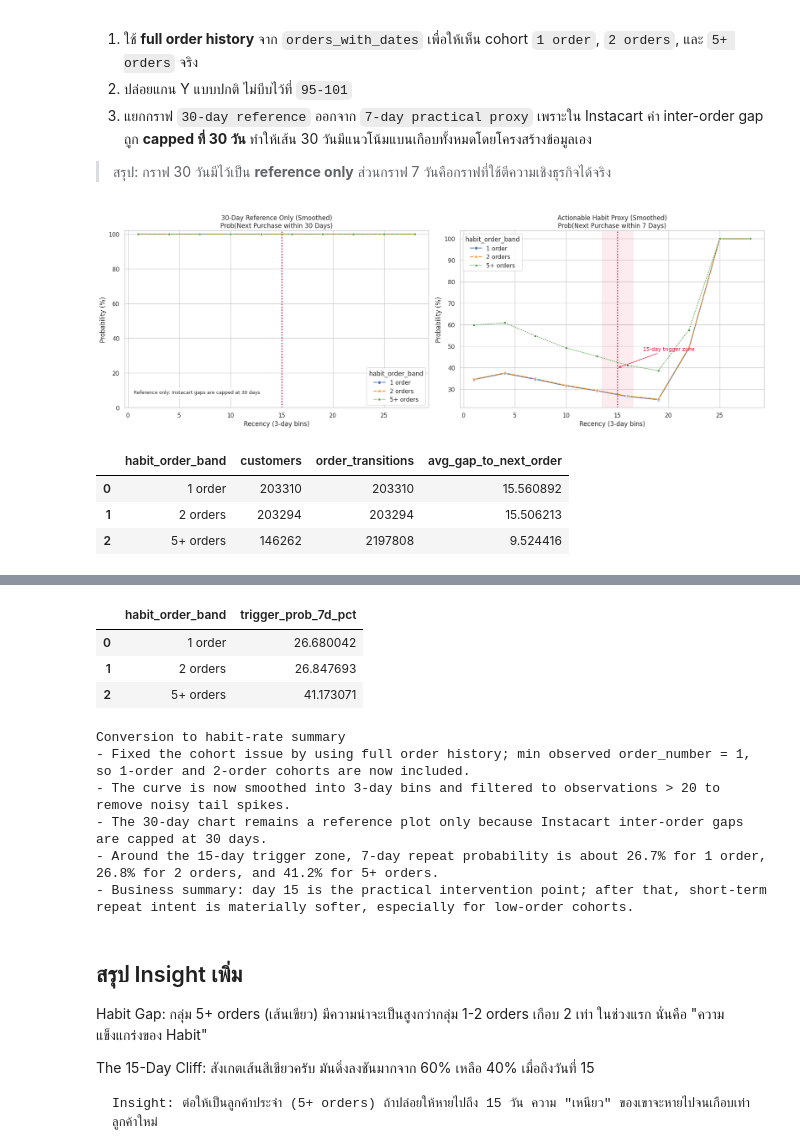
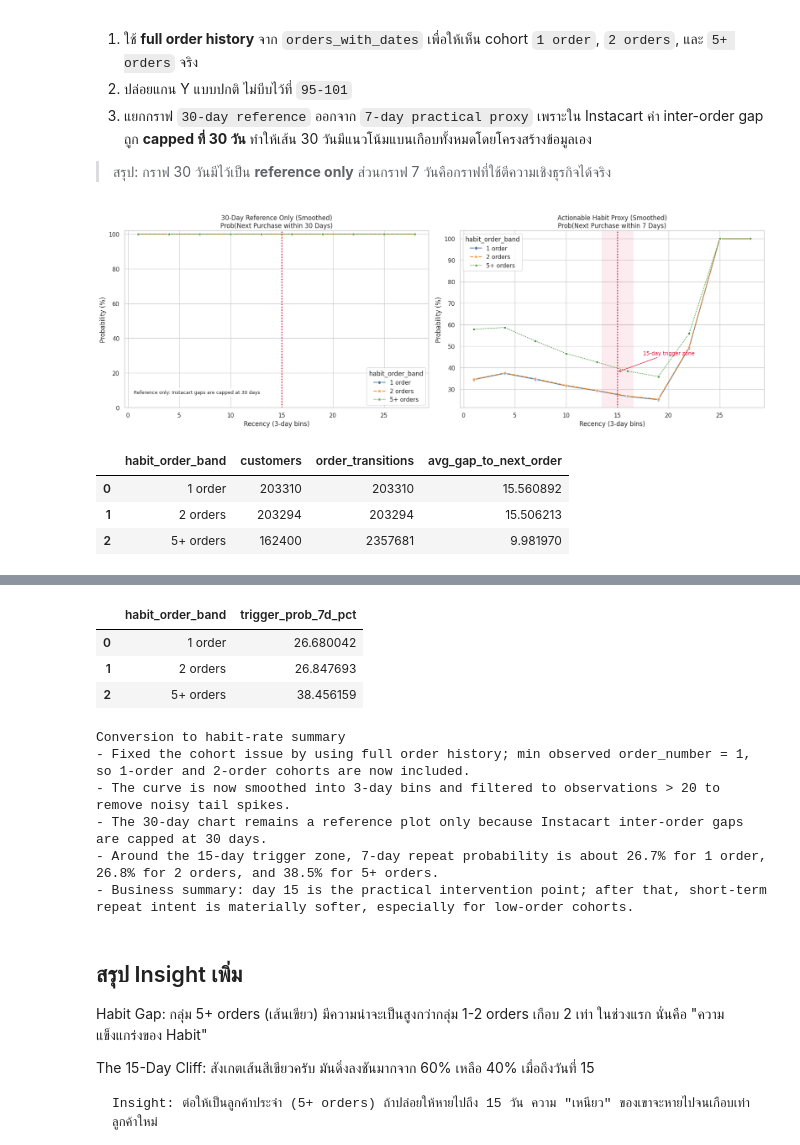
Before and after one commit to ppts2545/Instacart-Market-Basket-Analysis, a Jupyter notebook: notebooks/02_Exploratory_Data_Analysis/02c_customer_trends_diagnostics.ipynb, the cells around one changed output, grey strips where cells are left out. Cells and saved outputs as stored; diff of their text form; code cells hidden in the pictures.

Commit message:
refactor to polars

```diff
--- a/notebooks/02_Exploratory_Data_Analysis/02c_customer_trends_diagnostics.ipynb
+++ b/notebooks/02_Exploratory_Data_Analysis/02c_customer_trends_diagnostics.ipynb
@@ -189,15 +189,17 @@ value_weight_map = {
     "other": 1.5
 }
 
-# 2) CREATE VALUE INDEX
-# =========================
-df["value_weight"] = df["aisle"].map(value_weight_map)
-df["value_weight"] = df["value_weight"].fillna(1.5)
+# 2) CREATE VALUE INDEX using Polars
+# Create mapping expression for Polars
+aisle_when_then = pl.lit(1.5)  # default
+for aisle_name, weight in value_weight_map.items():
+    aisle_when_then = pl.when(pl.col("aisle") == aisle_name).then(pl.lit(weight)).otherwise(aisle_when_then)
 
-df["quantity"] = 1
-df["value_index"] = df["quantity"] * df["value_weight"]
-
-df["total_price"] = df["value_index"]
+df = df.with_columns([
+    aisle_when_then.alias("value_weight"),
+    (pl.lit(1) * aisle_when_then).alias("value_index"),
+    (pl.lit(1) * aisle_when_then).alias("total_price")
+])
 # %% [markdown]
 ## RFM Segments (Reorder time)
 # %% [markdown]
@@ -2016,17 +1874,31 @@ habit_palette = {
 # 3. ลองลด MIN_OBSERVATIONS ดูถ้าข้อมูลหาย
 MIN_OBSERVATIONS_TO_PLOT = 20 # ลดลงเล็กน้อยเพื่อให้เห็นปลายกราฟ
 
-orders_all = (
-    df.groupby(['user_id', 'order_id', 'order_date', 'order_number'], observed=False)
-    .size() # เราแค่ต้องการรายชื่อออเดอร์
-    .reset_index()
-    .drop(columns=[0])
-    .sort_values(["user_id", "order_number"])
+# === POLARS CONVERSION: Extract unique orders with next_order_date using window function ===
+orders_all_pl = (
+    df.select([
+        pl.col("user_id"),
+        pl.col("order_id"),
+        pl.col("order_date"),
+        pl.col("order_number"),
+    ])
+    .unique()
+    .sort(["user_id", "order_number"])
+    .with_columns([
+        pl.col("order_date").shift(-1).over("user_id").alias("next_order_date"),
+    ])
 )
 
+# Compute days_to_next_order in Polars, convert to pandas for downstream analysis
+orders_all_pl = orders_all_pl.with_columns([
+    (pl.col("next_order_date") - pl.col("order_date")).dt.total_days().alias("days_to_next_order")
+])
+
+# Convert to pandas for the complex multi-dimensional groupby operations
+orders_all = orders_all_pl.to_pandas()
+
 # 1. ต้องคำนวณ Gap Days ก่อน (สำคัญมาก!)
-orders_all["next_order_date"] = orders_all.groupby("user_id")["order_date"].shift(-1)
-orders_all["days_to_next_order"] = (orders_all["next_order_date"] - orders_all["order_date"]).dt.days
+# (Already calculated in Polars window function above)
 
 # 2. ทำความสะอาดข้อมูล
 habit_event_base = orders_all.dropna(subset=["days_to_next_order"]).copy()
@@ -2174,38 +2046,38 @@ display(
         "prob_next_purchase_30d_pct",
         "prob_next_purchase_7d_pct",
     ]],
     title="Smoothed habit-rate curve (3-day bins, observations > 50):",
     n=30,
 )
 display(trigger_snapshot, title="15-day trigger snapshot by order depth:", n=10)
 
 min_order_number = int(orders_all["order_number"].min())
 trigger_1 = trigger_snapshot.loc[trigger_snapshot["habit_order_band"] == "1 order", "trigger_prob_7d_pct"].iloc[0]
 trigger_2 = trigger_snapshot.loc[trigger_snapshot["habit_order_band"] == "2 orders", "trigger_prob_7d_pct"].iloc[0]
 trigger_5 = trigger_snapshot.loc[trigger_snapshot["habit_order_band"] == "5+ orders", "trigger_prob_7d_pct"].iloc[0]
 
 print("Conversion to habit-rate summary")
 print(
     f"- Fixed the cohort issue by using full order history; min observed order_number = {min_order_number}, so 1-order and 2-order cohorts are now included."
 )
 print(
     f"- The curve is now smoothed into {HABIT_BIN_DAYS}-day bins and filtered to observations > {MIN_OBSERVATIONS_TO_PLOT} to remove noisy tail spikes."
 )
 print(
     "- The 30-day chart remains a reference plot only because Instacart inter-order gaps are capped at 30 days."
 )
 print(
     f"- Around the 15-day trigger zone, 7-day repeat probability is about {trigger_1:.1f}% for 1 order, {trigger_2:.1f}% for 2 orders, and {trigger_5:.1f}% for 5+ orders."
 )
 print(
     "- Business summary: day 15 is the practical intervention point; after that, short-term repeat intent is materially softer, especially for low-order cohorts."
 )
 # %% [output]
-[figure, old version]
+[figure, new version]
 |  | habit_order_band | customers | order_transitions | avg_gap_to_next_order |
 | 0 | 1 order | 203310 | 203310 | 15.560892 |
 | 1 | 2 orders | 203294 | 203294 | 15.506213 |
-| 2 | 5+ orders | 146262 | 2197808 | 9.524416 |
+| 2 | 5+ orders | 162400 | 2357681 | 9.981970 |
 |  | habit_order_band | recency_bin_label | observations | prob_next_purchase_30d_pct | prob_next_purchase_7d_pct |
 | 0 | 1 order | 0-2d | 594083 | 100.0 | 34.532583 |
 | 1 | 1 order | 3-5d | 528576 | 100.0 | 37.399530 |
@@ -2226,12 +2098,12 @@ print(
 |  | habit_order_band | trigger_prob_7d_pct |
 | 0 | 1 order | 26.680042 |
 | 1 | 2 orders | 26.847693 |
-| 2 | 5+ orders | 41.173071 |
+| 2 | 5+ orders | 38.456159 |
 Conversion to habit-rate summary
 - Fixed the cohort issue by using full order history; min observed order_number = 1, so 1-order and 2-order cohorts are now included.
 - The curve is now smoothed into 3-day bins and filtered to observations > 20 to remove noisy tail spikes.
 - The 30-day chart remains a reference plot only because Instacart inter-order gaps are capped at 30 days.
-- Around the 15-day trigger zone, 7-day repeat probability is about 26.7% for 1 order, 26.8% for 2 orders, and 41.2% for 5+ orders.
+- Around the 15-day trigger zone, 7-day repeat probability is about 26.7% for 1 order, 26.8% for 2 orders, and 38.5% for 5+ orders.
 - Business summary: day 15 is the practical intervention point; after that, short-term repeat intent is materially softer, especially for low-order cohorts.
 # %% [markdown]
 ## สรุป Insight เพิ่ม
```
Also changed, not shown: parts of 10 cells of this notebook, 5 other files.
